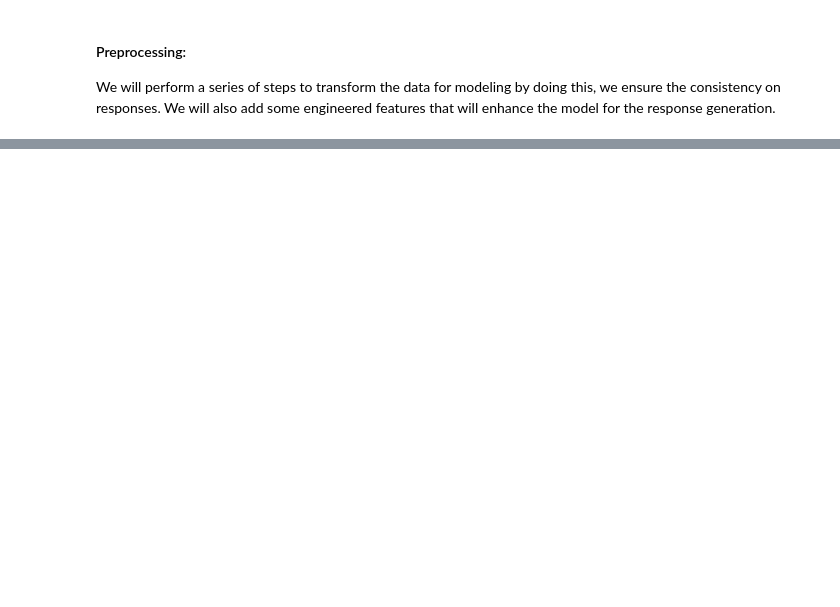
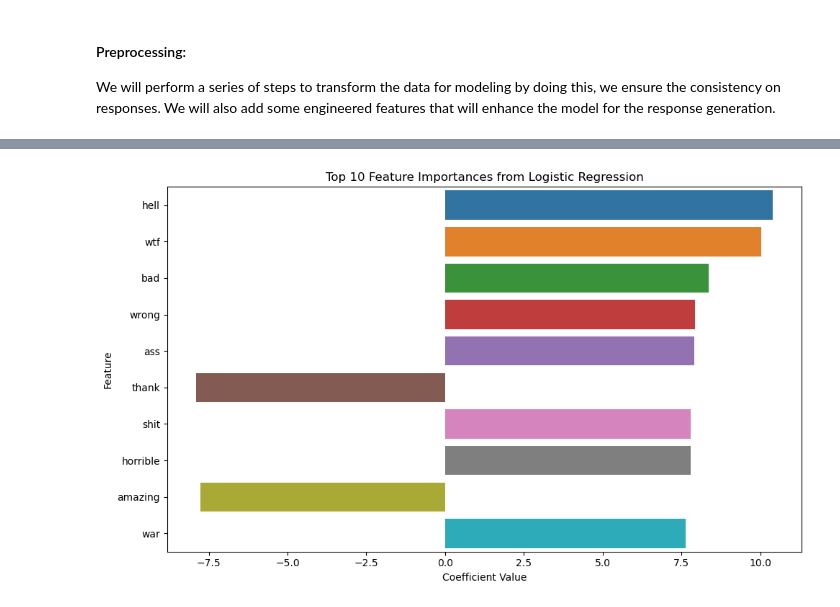
Before and after one commit to CamiloDS16/nlp-sentiment-analysis-X-csupport, a Jupyter notebook: notebooks/text-preprocessing-modeling.ipynb, the cells around one changed output, grey strips where cells are left out. Drawn from its saved outputs; the diff is of its cells as text; code cells hidden in the pictures; blank space fills up the shorter version.

```diff
--- a/notebooks/text-preprocessing-modeling.ipynb
+++ b/notebooks/text-preprocessing-modeling.ipynb
@@ -387,0 +731,7 @@ except Exception as e:
+# %%
+try:
+    file_path = '../data/processed/processed_data.csv'
+    df = load_data(file_path=file_path)
+    logging.info("Data loaded successfully")
+except Exception as e:
+    logging.error(f"Error while loading the dataset: {e}")
@@ -387,0 +742,40 @@ except Exception as e:
+# %%
+df['processed_text'] = df['processed_text'].fillna('')
+# Initialize TfidfVectorizer and fit it on the full dataset
+tfidf_vectorizer = TfidfVectorizer(max_features=1000)
+tfidf_vectorizer.fit(df['processed_text'])
+
+# Get feature names from the vectorizer
+feature_names = tfidf_vectorizer.get_feature_names_out()
+
+# Additional feature names used during model training
+additional_features_names = ['noun_count', 'product_mentions', 'text_length', 'brand_mentions', 'adj_count', 'text_complexity']
+
+# Combine all feature names
+all_feature_names = np.concatenate((feature_names, additional_features_names))
+
+# Extract the coefficients from the Logistic Regression model
+feature_importances = best_logreg.coef_[0]
+
+# Map feature names to their coefficients
+feature_importance_dict = dict(zip(all_feature_names, feature_importances))
+
+# Convert to a DataFrame for visualization
+feature_importance_df = pd.DataFrame(list(feature_importance_dict.items()), columns=['Feature', 'Coefficient'])
+
+# Sort the DataFrame by the absolute value of coefficients
+feature_importance_df = feature_importance_df.reindex(feature_importance_df.Coefficient.abs().sort_values(ascending=False).index)
+# %%
+# Plot the top 10 feature importances
+top_n = 10
+top_features_df = feature_importance_df.head(top_n)
+plt.figure(figsize=(10, 6))
+sns.barplot(x=top_features_df['Coefficient'], y=top_features_df['Feature'])
+plt.title(f'Top {top_n} Feature Importances from Logistic Regression')
+plt.xlabel('Coefficient Value')
+plt.ylabel('Feature')
+plt.tight_layout()
+plt.savefig('feature_importances.png')
+plt.show()
+# %% [output]
+[figure, added]
```
Also changed, not shown: parts of 83 cells of this notebook, 20 other files.
